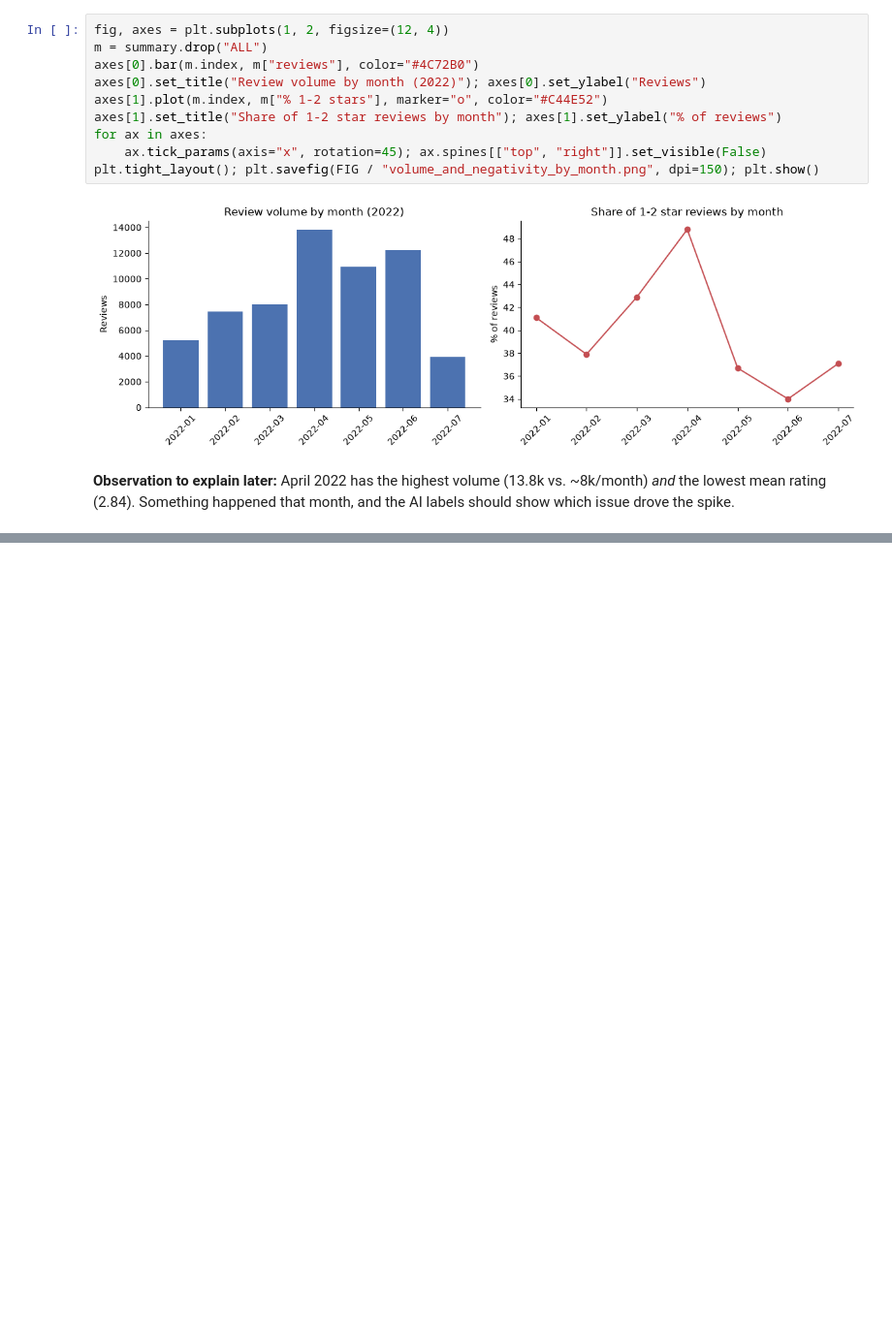
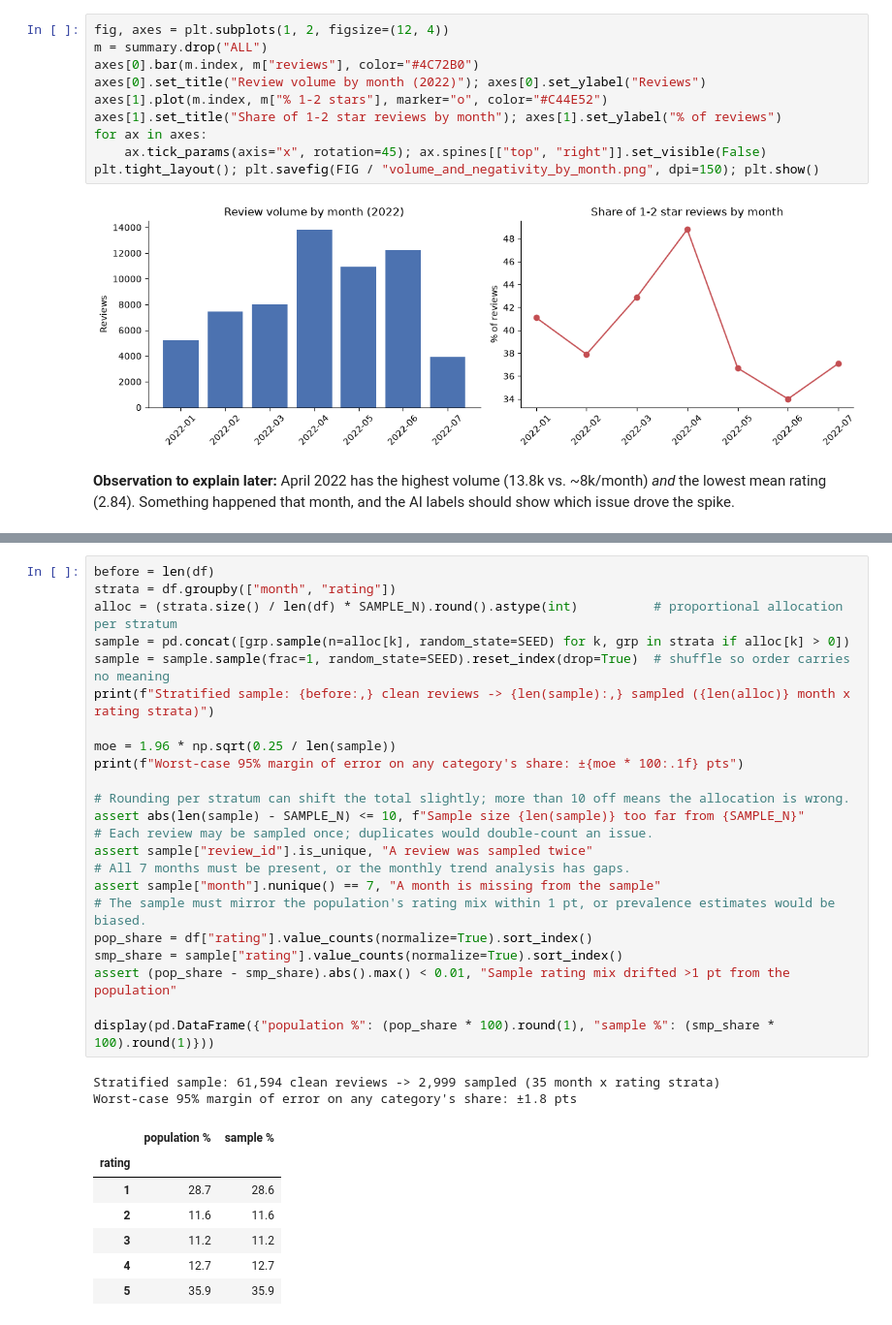
Before and after one commit to morghendy12/spotify_reviews_project, a Jupyter notebook: notebooks/spotify_review_triage.ipynb, the cells around one changed output, grey strips where cells are left out. Shown at 97% size. Drawn from its saved outputs; the diff is of its cells as text; blank space fills up the shorter version.

Commit message:
Step 4: stratified sample, 100-review gold set, blank labeling sheets, codebook

```diff
--- a/notebooks/spotify_review_triage.ipynb
+++ b/notebooks/spotify_review_triage.ipynb
@@ -378,0 +410,33 @@ plt.tight_layout(); plt.savefig(FIG / "volume_and_negativity_by_month.png", dpi=
+# %%
+before = len(df)
+strata = df.groupby(["month", "rating"])
+alloc = (strata.size() / len(df) * SAMPLE_N).round().astype(int)          # proportional allocation per stratum
+sample = pd.concat([grp.sample(n=alloc[k], random_state=SEED) for k, grp in strata if alloc[k] > 0])
+sample = sample.sample(frac=1, random_state=SEED).reset_index(drop=True)  # shuffle so order carries no meaning
+print(f"Stratified sample: {before:,} clean reviews -> {len(sample):,} sampled ({len(alloc)} month x rating strata)")
+
+moe = 1.96 * np.sqrt(0.25 / len(sample))
+print(f"Worst-case 95% margin of error on any category's share: ±{moe * 100:.1f} pts")
+
+# Rounding per stratum can shift the total slightly; more than 10 off means the allocation is wrong.
+assert abs(len(sample) - SAMPLE_N) <= 10, f"Sample size {len(sample)} too far from {SAMPLE_N}"
+# Each review may be sampled once; duplicates would double-count an issue.
+assert sample["review_id"].is_unique, "A review was sampled twice"
+# All 7 months must be present, or the monthly trend analysis has gaps.
+assert sample["month"].nunique() == 7, "A month is missing from the sample"
+# The sample must mirror the population's rating mix within 1 pt, or prevalence estimates would be biased.
+pop_share = df["rating"].value_counts(normalize=True).sort_index()
+smp_share = sample["rating"].value_counts(normalize=True).sort_index()
+assert (pop_share - smp_share).abs().max() < 0.01, "Sample rating mix drifted >1 pt from the population"
+
+display(pd.DataFrame({"population %": (pop_share * 100).round(1), "sample %": (smp_share * 100).round(1)}))
+# %% [output]
+Stratified sample: 61,594 clean reviews -> 2,999 sampled (35 month x rating strata)
+Worst-case 95% margin of error on any category's share: ±1.8 pts
+|  | population % | sample % |
+| rating |  |  |
+| 1 | 28.7 | 28.6 |
+| 2 | 11.6 | 11.6 |
+| 3 | 11.2 | 11.2 |
+| 4 | 12.7 | 12.7 |
+| 5 | 35.9 | 35.9 |
```
Also changed, not shown: parts of 5 cells of this notebook, 5 other files.
